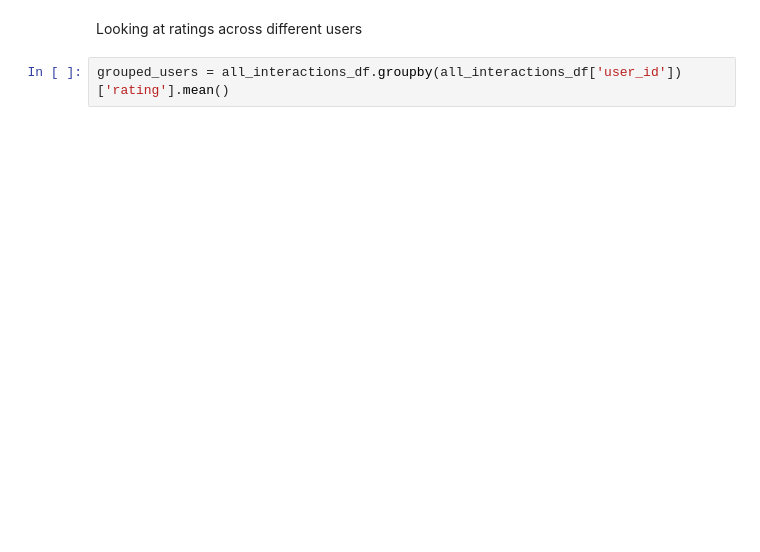
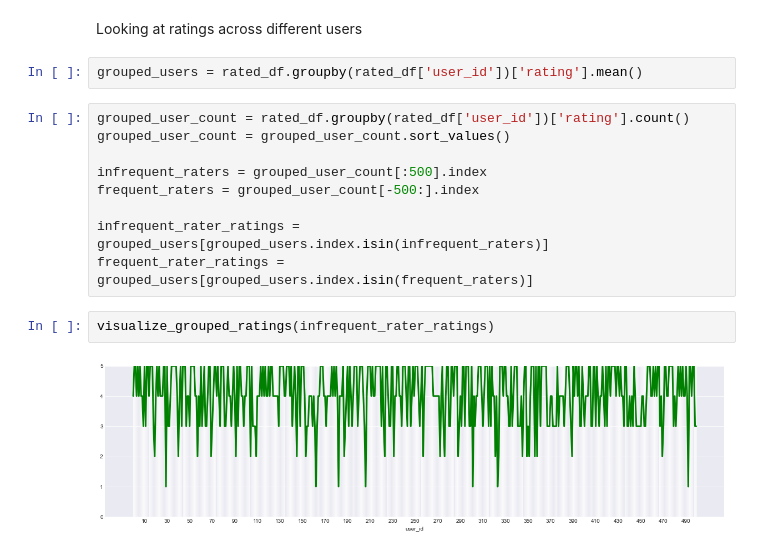
Before and after one commit to MattB17/MLProject, a Jupyter notebook: Exploratory.ipynb, the cells around one changed output. Cells and saved outputs as stored; diff of their text form; blank space fills up the shorter version.

```diff
--- a/Exploratory.ipynb
+++ b/Exploratory.ipynb
@@ -426,4 +434,17 @@ There seems to be no real pattern for the least rated books. However, for the mo
 # %% [markdown]
 Looking at ratings across different users
 # %%
-grouped_users = all_interactions_df.groupby(all_interactions_df['user_id'])['rating'].mean()
+grouped_users = rated_df.groupby(rated_df['user_id'])['rating'].mean()
+# %%
+grouped_user_count = rated_df.groupby(rated_df['user_id'])['rating'].count()
+grouped_user_count = grouped_user_count.sort_values()
+
+infrequent_raters = grouped_user_count[:500].index
+frequent_raters = grouped_user_count[-500:].index
+
+infrequent_rater_ratings = grouped_users[grouped_users.index.isin(infrequent_raters)]
+frequent_rater_ratings = grouped_users[grouped_users.index.isin(frequent_raters)]
+# %%
+visualize_grouped_ratings(infrequent_rater_ratings)
+# %% [output]
+[figure, added]
```
Also changed, not shown: parts of 9 cells of this notebook.
